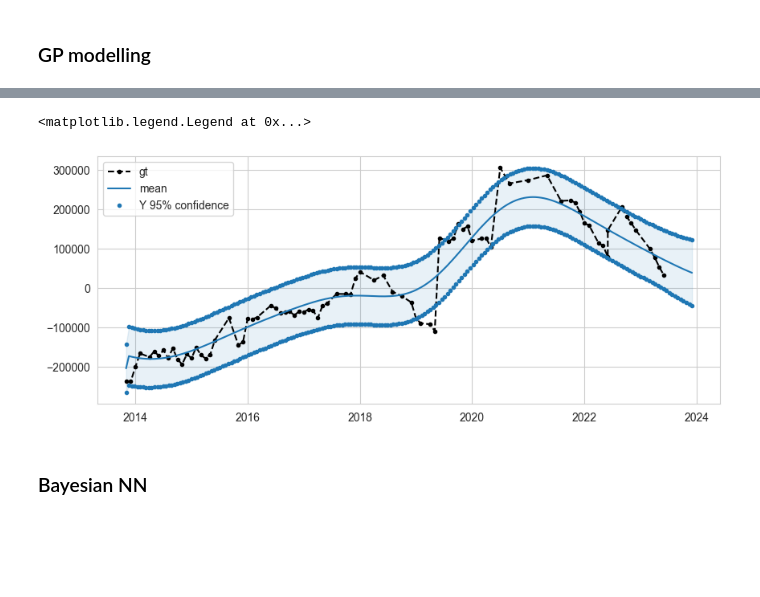
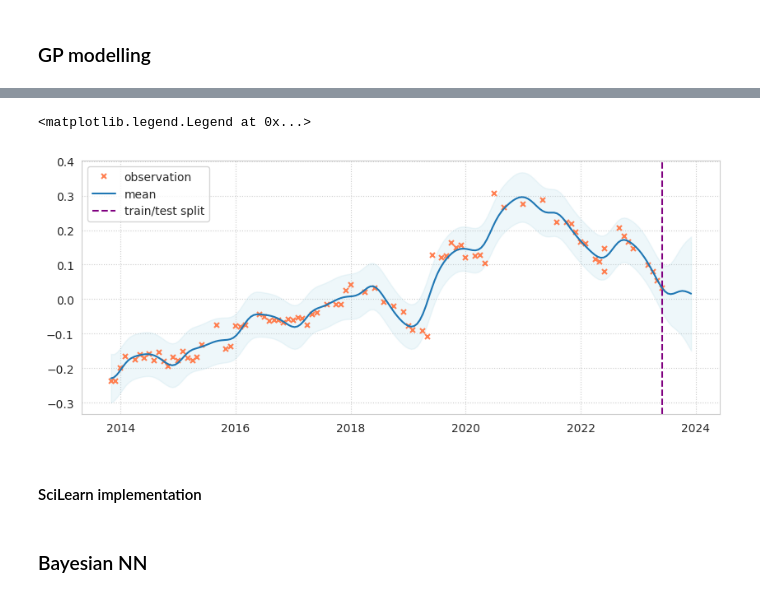
Before and after one commit to leslieDLcy/GP4SME, a Jupyter notebook: notebooks/test101.ipynb, the cells around one changed output, grey strips where cells are left out. Cells and saved outputs as stored; diff of their text form; code cells hidden in the pictures; blank space fills up the shorter version.

```diff
--- a/notebooks/test101.ipynb
+++ b/notebooks/test101.ipynb
@@ -335,6 +309,6 @@ def prepare_training_data(df):
     return X, y
 # %%
-X, y = prepare_training_data(data_clean)
+X, y = prepare_training_data(data)
 # %%
 X.shape
 # %% [output]
@@ -347,6 +334,7 @@ y.shape
 today = datetime.datetime.now()
 current_month = today.year + today.month / 12
 # %%
-start = data_clean.index.min()
+# the start month of the observation
+
+start = data.index.min()
 start_month = start.year + start.month / 12
-start_month
@@ -355,2 +341,7 @@ start_month
+# %%
+# the last month of the observation
+
+last = data.index.max()
+last_month = last.year + last.month / 12
 # %%
 X_test = np.linspace(start=start_month, stop=current_month, num=200).reshape(-1, 1)
@@ -363,7 +362,7 @@ model = gpflow.models.GPR(
     kernel=gpflow.kernels.SquaredExponential()
     + gpflow.kernels.Periodic(gpflow.kernels.SquaredExponential(), period=1.0),
     # likelihood=gpflow.likelihoods.Gaussian(scale=gpflow.functions.Polynomial(degree=2)),
-    noise_variance = 10_000,
+    # noise_variance = 10_000,
 )
 
 opt = gpflow.optimizers.Scipy()
@@ -408,24 +412,27 @@ y_mean, y_var = model.predict_y(X_test)
 y_lower = y_mean - 1.96 * np.sqrt(y_var)
 y_upper = y_mean + 1.96 * np.sqrt(y_var)
 # %%
-plt.figure(figsize=(10, 4))
-plt.plot(X, y, color="black", linestyle="dashed", label="gt", marker='.')
+fig, ax = plt.subplots(figsize=(10, 4))
 
-# plt.plot(X, Y, "kx", mew=2, label="input data")
+# ground truth
+ax.plot(X, y, color="green", label="observation", ls='',
+         marker='x', ms=5, mew=1.5,
+         mec = 'coral', mfc = 'coral')
 
-plt.plot(X_test, f_mean, "-", color="C0", label="mean")
-# plt.plot(X_test, f_lower, "--", color="C0", label="f 95% confidence")
-# plt.plot(X_test, f_upper, "--", color="C0")
-# plt.fill_between(
-#     X_test[:, 0], f_lower[:, 0], f_upper[:, 0], color="C0", alpha=0.1
-# )
+# mean function
+ax.plot(X_test, f_mean, "-", color="C0", label="mean", zorder=10)
 
-plt.plot(X_test, y_lower, ".", color="C0", label="Y 95% confidence")
-plt.plot(X_test, y_upper, ".", color="C0")
-plt.fill_between(
-    X_test[:, 0], y_lower[:, 0], y_upper[:, 0], color="C0", alpha=0.1
+# plt.plot(X_test, y_lower, ".", color="C0", label="Y 95% confidence")
+# plt.plot(X_test, y_upper, ".", color="C0")
+ax.fill_between(
+    X_test[:, 0], y_lower[:, 0], y_upper[:, 0], color="lightblue", alpha=0.2
 )
-plt.legend()
+
+ax.axvline(x=last_month, ymin=0, ymax=1, c='purple', ls='--', label='train/test split')
+ax.grid(ls=':')
+ax.legend()
 # %% [output]
 <matplotlib.legend.Legend at 0x...>
-[figure, old version]
+[figure, new version]
+# %% [markdown]
+#### SciLearn implementation
```
Also changed, not shown: parts of 65 cells of this notebook, 2 other files.
